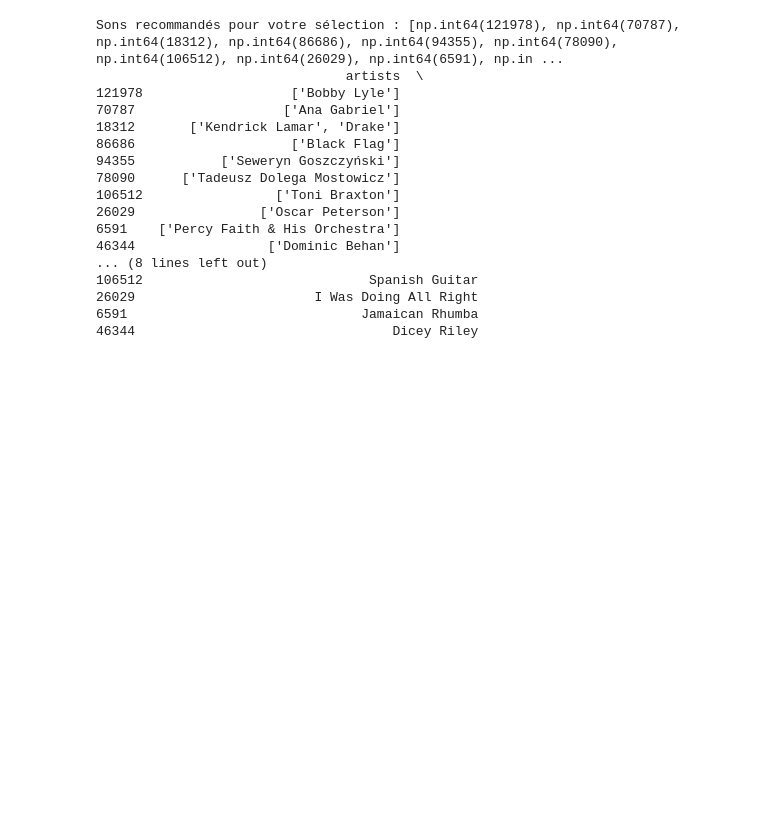
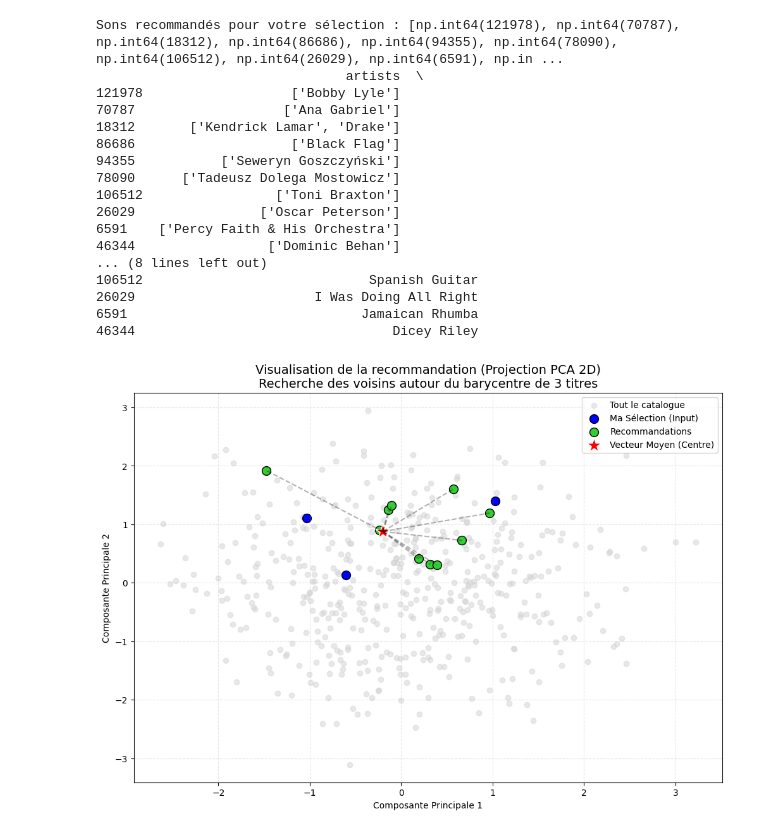
Before and after one commit to jmalfaro2019/Projet-AARES-20260202, a Jupyter notebook: part_1/notebooks/03_song_recommandation.ipynb, the cells around one changed output. Drawn from its saved outputs; the diff is of its cells as text; code cells hidden in the pictures; blank space fills up the shorter version.

```diff
--- a/part_1/notebooks/03_song_recommandation.ipynb
+++ b/part_1/notebooks/03_song_recommandation.ipynb
@@ -185,3 +185,84 @@ Sons recommandés pour votre sélection : [np.int64(121978), np.int64(70787), np
 26029                       I Was Doing All Right
 6591                              Jamaican Rhumba
 46344                                 Dicey Riley
+# %%
+import numpy as np
+import pandas as pd
+import matplotlib.pyplot as plt
+from sklearn.preprocessing import StandardScaler
+from sklearn.neighbors import NearestNeighbors
+from sklearn.decomposition import PCA
+
+# --- 1. GÉNÉRATION DE DONNÉES FICTIVES (Pour l'exemple) ---
+# Imaginons 500 chansons avec 10 features (danceability, energy, etc.)
+np.random.seed(42)
+data_size = 500
+n_features = 10
+X_processed = np.random.rand(data_size, n_features)
+
+# --- 2. VOTRE PIPELINE (Repris et adapté) ---
+scaler = StandardScaler()
+X_scaled = scaler.fit_transform(X_processed)
+
+# On entraine le modèle sur tout le dataset
+model_knn = NearestNeighbors(n_neighbors=11, metric='euclidean')
+model_knn.fit(X_scaled)
+
+# Vos indices de sélection (Input utilisateur)
+ma_selection_indices = [0, 10, 55]
+vectors_selection = X_scaled[ma_selection_indices]
+
+# Calcul du vecteur moyen (Barycentre)
+mean_vector = np.mean(vectors_selection, axis=0).reshape(1, -1)
+
+# Recherche des voisins du vecteur moyen
+# On demande un peu plus de voisins pour pouvoir filtrer les originaux si besoin
+distances, indices = model_knn.kneighbors(mean_vector, n_neighbors=15)
+indices = indices.flatten()
+
+# Filtrage: on garde ceux qui ne sont PAS dans la sélection d'origine
+indices_recommandes = [idx for idx in indices if idx not in ma_selection_indices][:10]
+
+# --- 3. VISUALISATION (La partie demandée) ---
+
+# A. Réduction de dimension (10D -> 2D) pour l'affichage
+pca = PCA(n_components=2)
+X_pca = pca.fit_transform(X_scaled)
+
+# On projette aussi le vecteur moyen dans cet espace 2D
+mean_vector_pca = pca.transform(mean_vector)
+
+# B. Création du Graphique
+plt.figure(figsize=(12, 8))
+
+# 1. Fond : Toutes les chansons (en gris clair, discret)
+plt.scatter(X_pca[:, 0], X_pca[:, 1], c='lightgrey', alpha=0.5, label='Tout le catalogue')
+
+# 2. Input : Les chansons choisies par l'utilisateur (Bleu)
+selection_pca = X_pca[ma_selection_indices]
+plt.scatter(selection_pca[:, 0], selection_pca[:, 1], c='blue', s=100, edgecolors='k', label='Ma Sélection (Input)')
+
+# 3. Output : Les recommandations (Vert)
+reco_pca = X_pca[indices_recommandes]
+plt.scatter(reco_pca[:, 0], reco_pca[:, 1], c='limegreen', s=100, edgecolors='k', label='Recommandations')
+
+# 4. Le Barycentre : Le vecteur moyen calculé (Étoile Rouge)
+plt.scatter(mean_vector_pca[:, 0], mean_vector_pca[:, 1], c='red', marker='*', s=300, edgecolors='white', label='Vecteur Moyen (Centre)')
+
+# C. Esthétique : Relier le centre aux recommandations
+for i in range(len(reco_pca)):
+    plt.plot([mean_vector_pca[0, 0], reco_pca[i, 0]],
+             [mean_vector_pca[0, 1], reco_pca[i, 1]],
+             'k--', alpha=0.3)
+
+plt.title(f"Visualisation de la recommandation (Projection PCA 2D)\nRecherche des voisins autour du barycentre de {len(ma_selection_indices)} titres", fontsize=14)
+plt.xlabel("Composante Principale 1")
+plt.ylabel("Composante Principale 2")
+plt.legend()
+plt.grid(True, linestyle='--', alpha=0.3)
+
+# Sauvegarder ou afficher
+plt.savefig("knn_visualization.png")
+plt.show()
+# %% [output]
+[figure, added]
```
Also changed, not shown: 2 other files.
